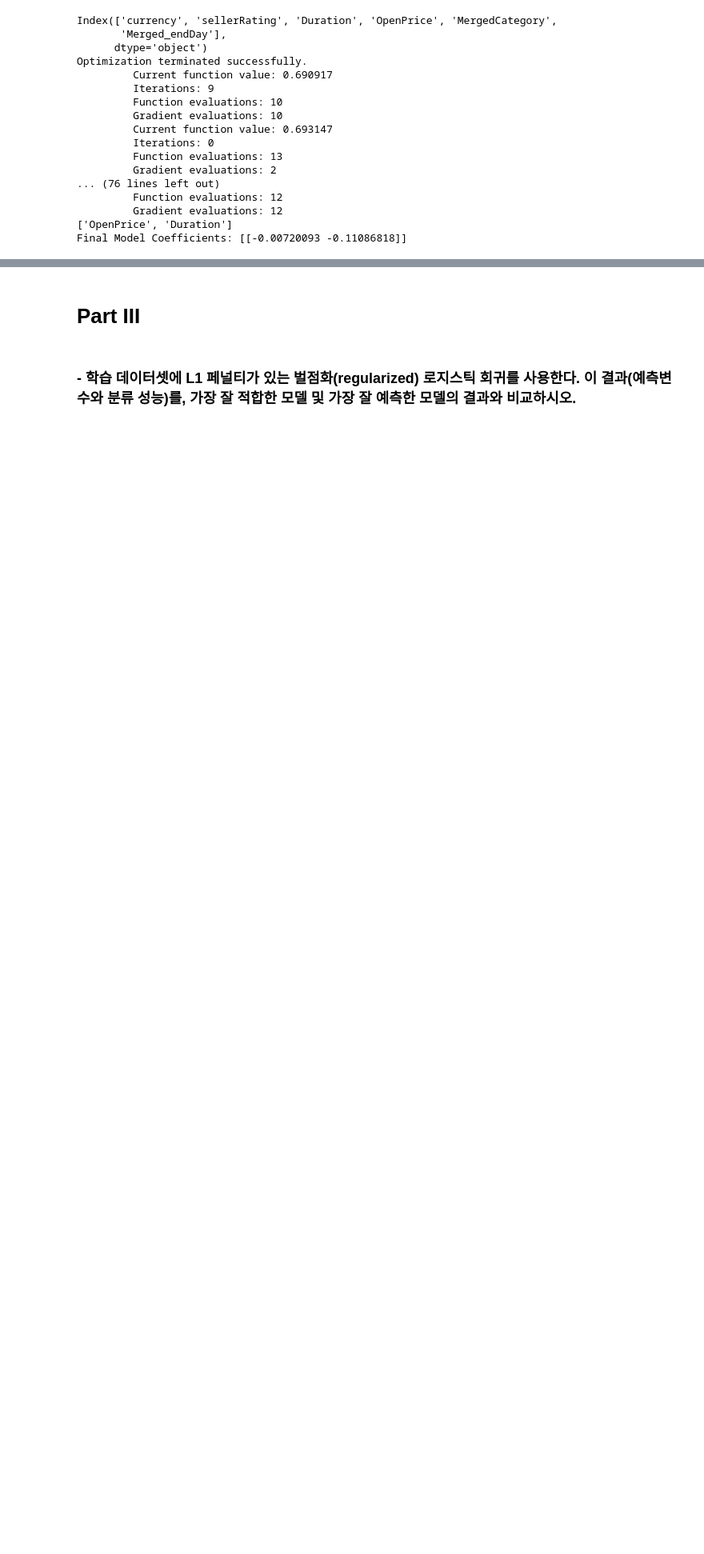
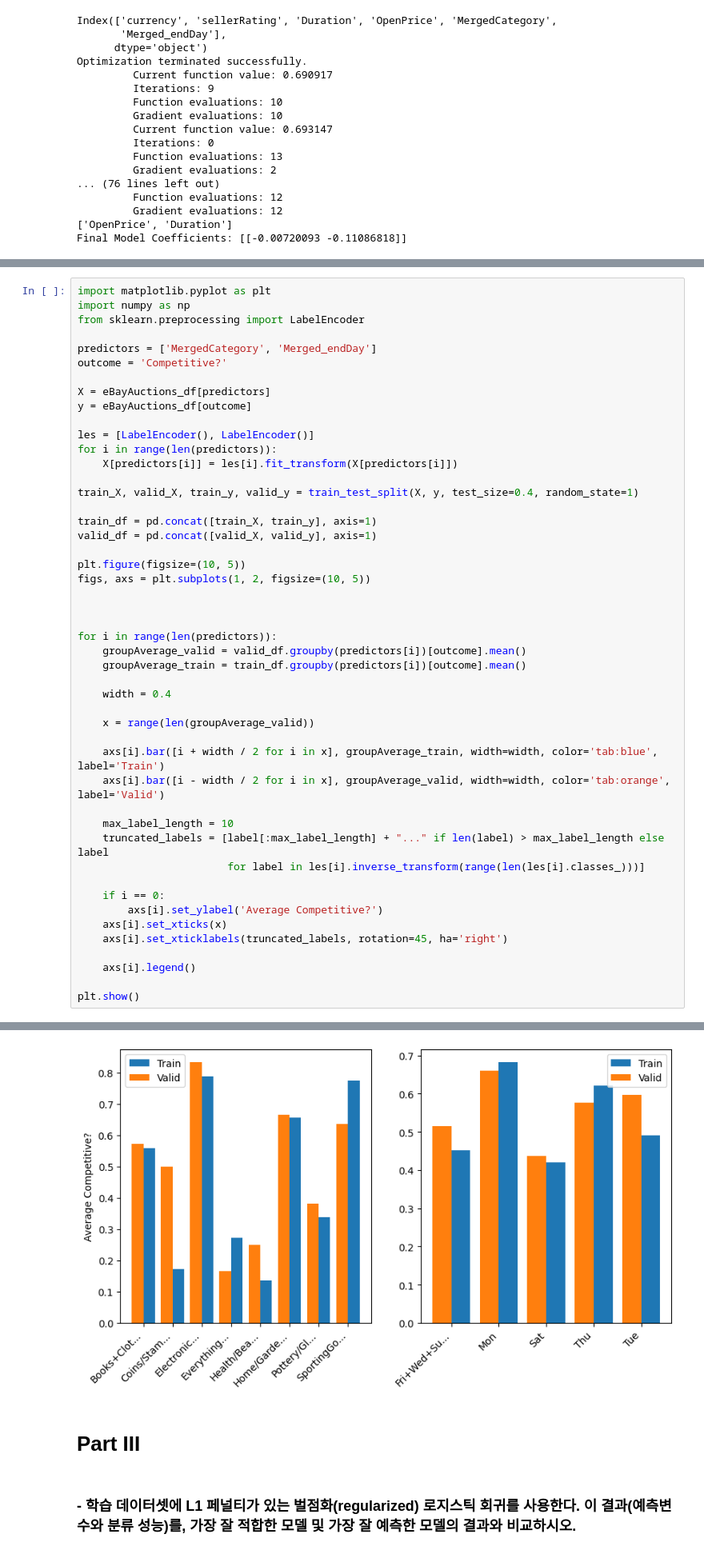
Before and after one commit to sunukkim98/DataAnalysis, a Jupyter notebook: final_project/src/code.ipynb, the cells around one changed output, grey strips where cells are left out. Shown at 80% size. Drawn from its saved outputs; the diff is of its cells as text; blank space fills up the shorter version.

```diff
--- a/final_project/src/code.ipynb
+++ b/final_project/src/code.ipynb
@@ -863,0 +860,49 @@ Books+Clothing/Accessories+Toys/Hobbies+Antique/Art/Craft+Collectibles+Music/Mov
+# %%
+import matplotlib.pyplot as plt
+import numpy as np
+from sklearn.preprocessing import LabelEncoder
+
+predictors = ['MergedCategory', 'Merged_endDay']
+outcome = 'Competitive?'
+
+X = eBayAuctions_df[predictors]
+y = eBayAuctions_df[outcome]
+
+les = [LabelEncoder(), LabelEncoder()]
+for i in range(len(predictors)):
+    X[predictors[i]] = les[i].fit_transform(X[predictors[i]])
+
+train_X, valid_X, train_y, valid_y = train_test_split(X, y, test_size=0.4, random_state=1)
+
+train_df = pd.concat([train_X, train_y], axis=1)
+valid_df = pd.concat([valid_X, valid_y], axis=1)
+
+plt.figure(figsize=(10, 5))
+figs, axs = plt.subplots(1, 2, figsize=(10, 5))
+
+
+
+for i in range(len(predictors)):
+    groupAverage_valid = valid_df.groupby(predictors[i])[outcome].mean()
+    groupAverage_train = train_df.groupby(predictors[i])[outcome].mean()
+
+    width = 0.4
+
+    x = range(len(groupAverage_valid))
+
+    axs[i].bar([i + width / 2 for i in x], groupAverage_train, width=width, color='tab:blue', label='Train')
+    axs[i].bar([i - width / 2 for i in x], groupAverage_valid, width=width, color='tab:orange', label='Valid')
+
+    max_label_length = 10
+    truncated_labels = [label[:max_label_length] + "..." if len(label) > max_label_length else label
+                        for label in les[i].inverse_transform(range(len(les[i].classes_)))]
+
+    if i == 0:
+        axs[i].set_ylabel('Average Competitive?')
+    axs[i].set_xticks(x)
+    axs[i].set_xticklabels(truncated_labels, rotation=45, ha='right')
+
+    axs[i].legend()
+
+plt.show()
+# %% [output]
@@ -864,3 +910,4 @@ Books+Clothing/Accessories+Toys/Hobbies+Antique/Art/Craft+Collectibles+Music/Mov
+[figure, added]
 # %% [markdown]
 # Part III
 # %% [markdown]
```
Also changed, not shown: parts of 10 cells of this notebook.
